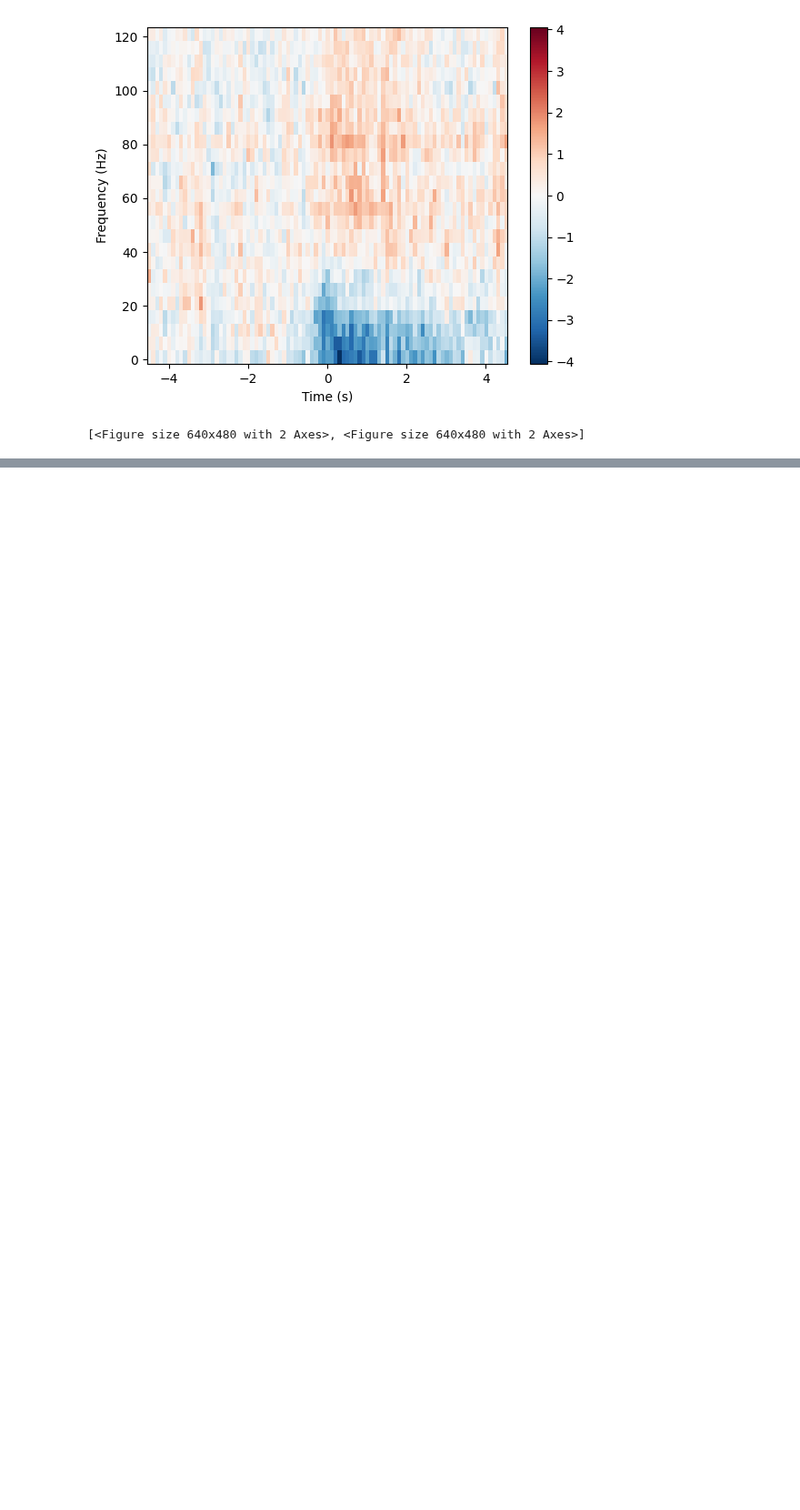
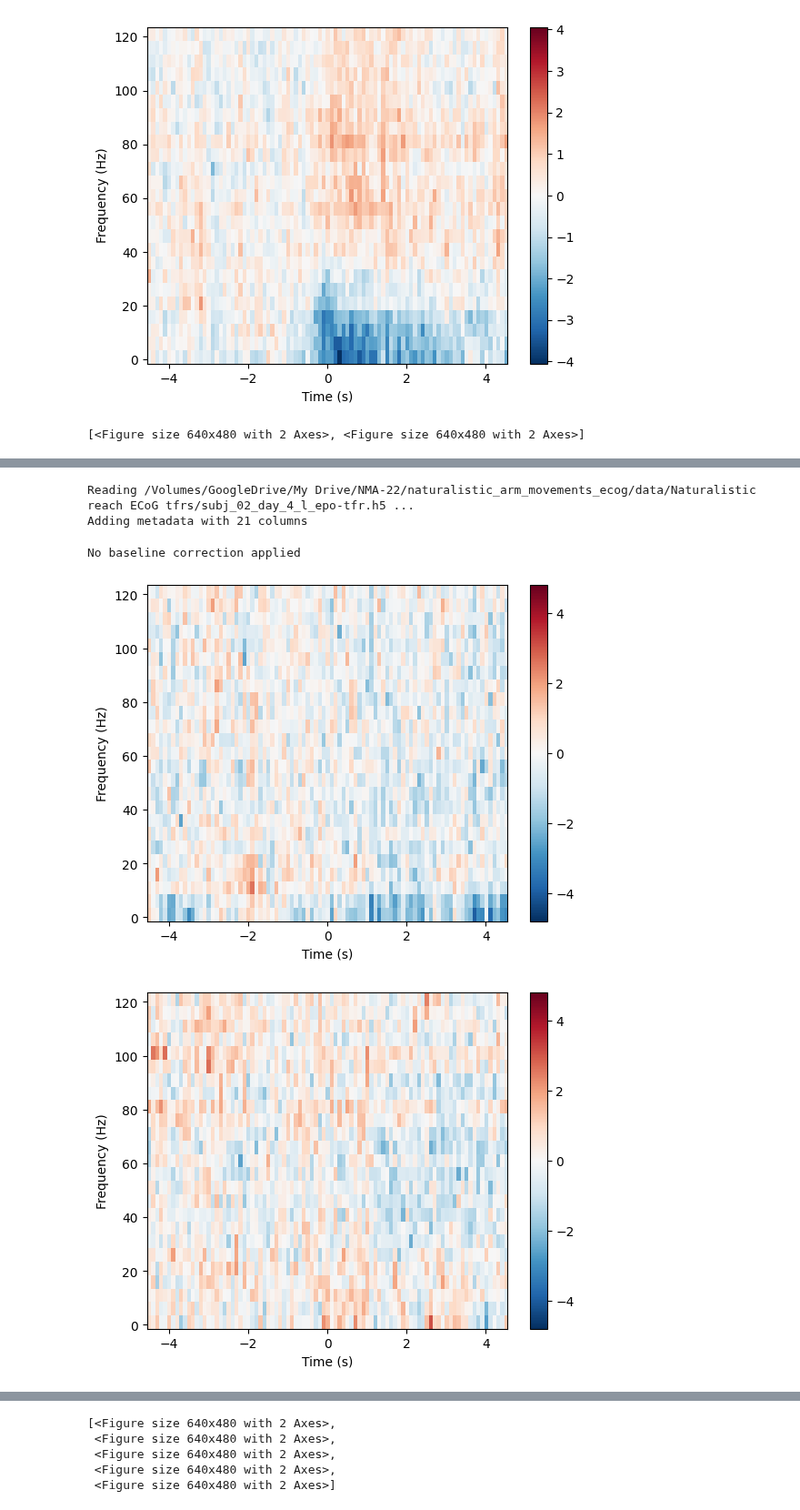
Before and after one commit to NevVerVer/Neuromatch_2022_EcoG_movements, a Jupyter notebook: pipeline/3_naturalistic_arm_movements_ecog_dataset.ipynb, the cells around one changed output, grey strips where cells are left out. Shown at 91% size. Cells and saved outputs as stored; diff of their text form; code cells hidden in the pictures; blank space fills up the shorter version.

```diff
--- a/pipeline/3_naturalistic_arm_movements_ecog_dataset.ipynb
+++ b/pipeline/3_naturalistic_arm_movements_ecog_dataset.ipynb
@@ -107,0 +116,9 @@ No baseline correction applied
+# %%
+fdata = "/Volumes/GoogleDrive/My Drive/NMA-22/naturalistic_arm_movements_ecog/data/Naturalistic reach ECoG data"
+for file in Path(fdata).glob("*.fif"):
+    epochs = mne.read_epochs(file)
+    power = prepare_tfr_data(epochs)
+    fname = file.stem + "-tfr.h5"
+    folder = file.parent.parent / 'Naturalistic reach ECoG tfrs'
+    mne.time_frequency.write_tfrs(folder / fname, power)
+    print(f"{folder / fname} saved")
@@ -107,0 +156,11 @@ No baseline correction applied
+# %%
+power2 = mne.time_frequency.read_tfrs(folder / fname)[0]
+# %% [output]
+Reading /Volumes/GoogleDrive/My Drive/NMA-22/naturalistic_arm_movements_ecog/data/Naturalistic reach ECoG tfrs/subj_02_day_4_l_epo-tfr.h5 ...
+Adding metadata with 21 columns
+# %%
+power2.average().plot(picks=[56, 57, 20, 13, 44])
+# %% [output]
+No baseline correction applied
+[figure, added]
+[figure, added]
@@ -107,0 +170,5 @@ No baseline correction applied
+[<Figure size 640x480 with 2 Axes>,
+ <Figure size 640x480 with 2 Axes>,
+ <Figure size 640x480 with 2 Axes>,
+ <Figure size 640x480 with 2 Axes>,
+ <Figure size 640x480 with 2 Axes>]
```
Also changed, not shown: parts of 5 cells of this notebook.
